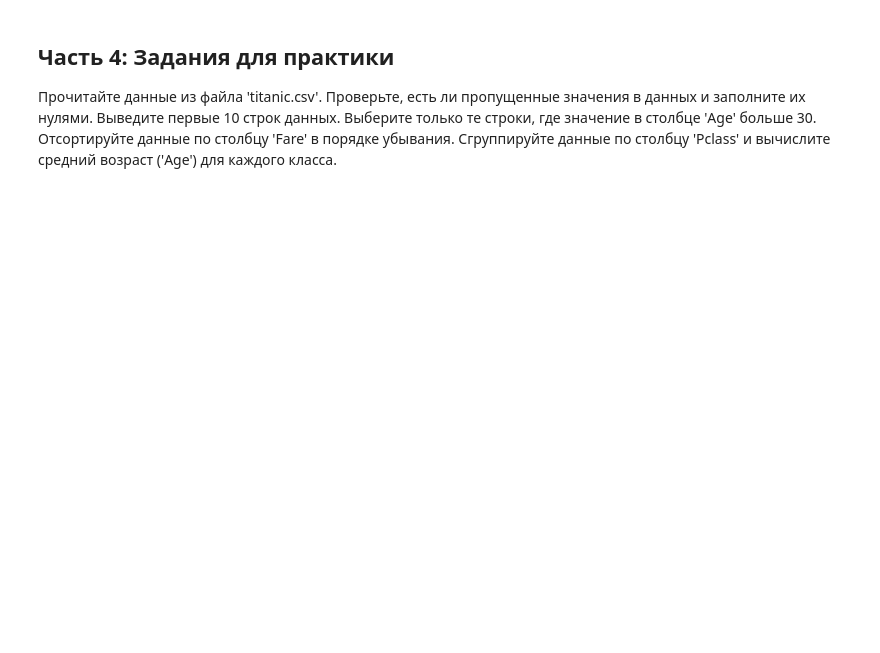
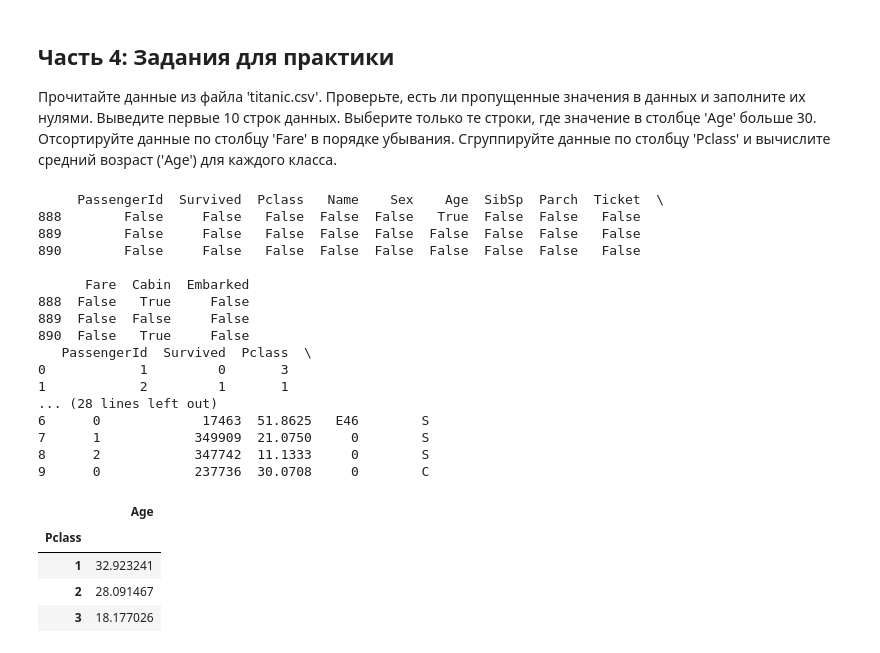
Before and after one commit to SunDimon/lab2, a Jupyter notebook: pandas.ipynb, the cells around one changed output. Saved outputs shown, nothing was run; the diff lists cells and outputs as text; code cells hidden in the pictures; blank space fills up the shorter version.

```diff
--- a/pandas.ipynb
+++ b/pandas.ipynb
@@ -94,3 +203,35 @@ Pandas также позволяет группировать данные и в
 Выберите только те строки, где значение в столбце 'Age' больше 30.
 Отсортируйте данные по столбцу 'Fare' в порядке убывания.
 Сгруппируйте данные по столбцу 'Pclass' и вычислите средний возраст ('Age') для каждого класса.
+# %%
+data2 = pd.read_csv('titanic.csv')
+print(data2.tail(3).isna())
+data2_filled = data2.fillna(0)
+print(data2_filled.head(10))
+data2_filtered = data2_filled.query('Age > 30')
+data2_sorted = data2_filtered.sort_values('Fare', ascending=False)
+data2_group = data2_filled.groupby('Pclass')
+data2_group.agg({'Age' : 'mean'})
+# %% [output]
+     PassengerId  Survived  Pclass   Name    Sex    Age  SibSp  Parch  Ticket  \
+888        False     False   False  False  False   True  False  False   False
+889        False     False   False  False  False  False  False  False   False
+890        False     False   False  False  False  False  False  False   False
+
+      Fare  Cabin  Embarked
+888  False   True     False
+889  False  False     False
+890  False   True     False
+   PassengerId  Survived  Pclass  \
+0            1         0       3
+1            2         1       1
+... (28 lines left out)
+6      0             17463  51.8625   E46        S
+7      1            349909  21.0750     0        S
+8      2            347742  11.1333     0        S
+9      0            237736  30.0708     0        C
+|  | Age |
+| Pclass |  |
+| 1 | 32.923241 |
+| 2 | 28.091467 |
+| 3 | 18.177026 |
```
Also changed, not shown: parts of 10 cells of this notebook.
